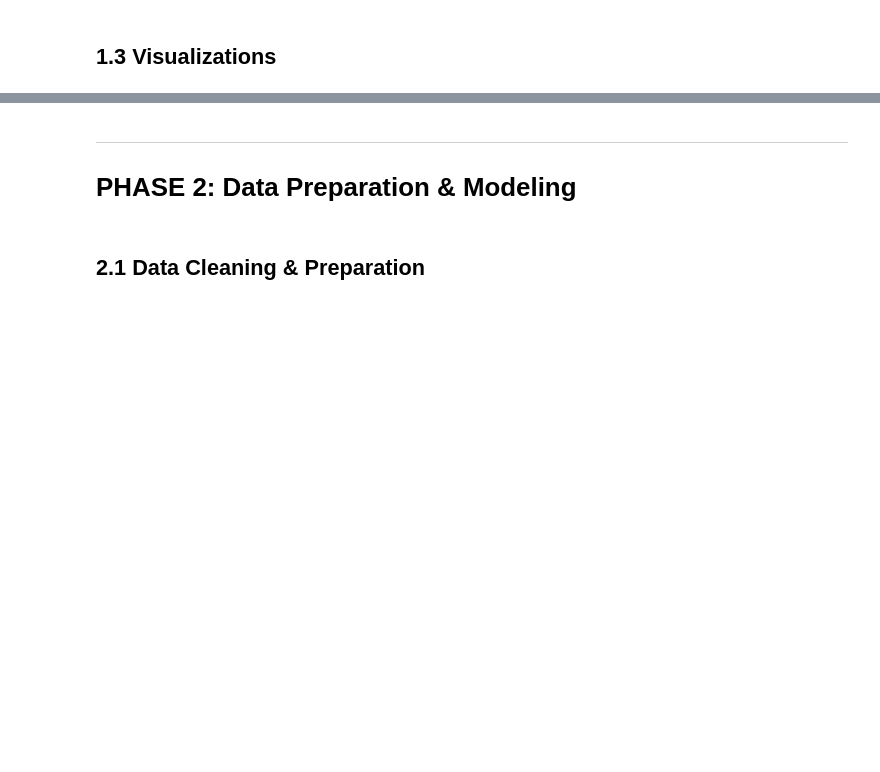
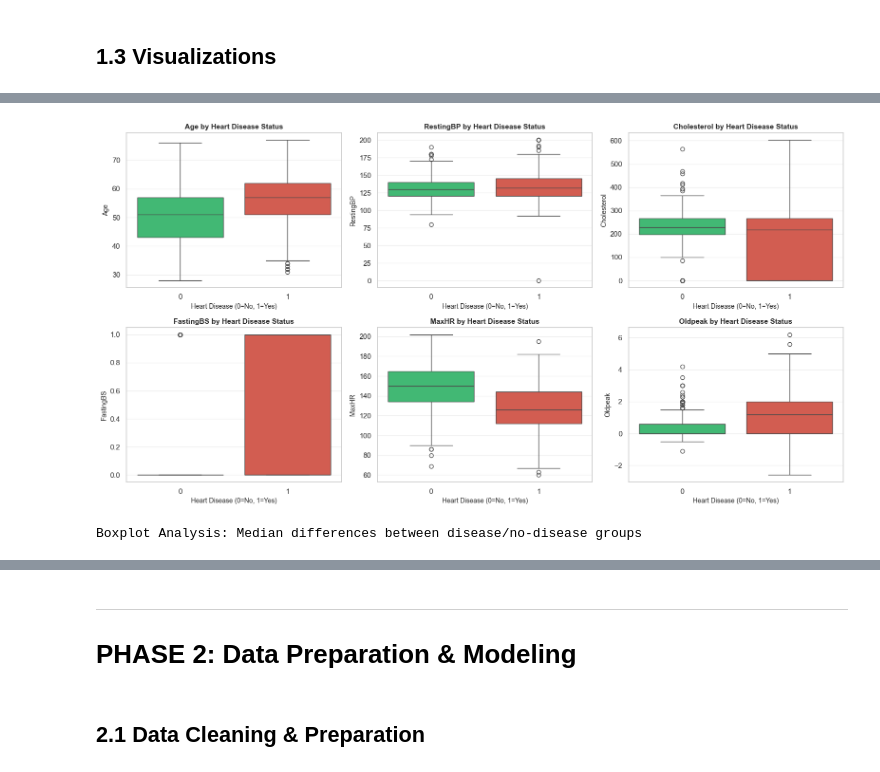
Before and after one commit to athenavillarin/ccs230-final-project, a Jupyter notebook: ccs230_final_project.ipynb, the cells around one changed output, grey strips where cells are left out. Cells and saved outputs as stored; diff of their text form; code cells hidden in the pictures; blank space fills up the shorter version.

```diff
--- a/ccs230_final_project.ipynb
+++ b/ccs230_final_project.ipynb
@@ -69,0 +230,29 @@ df['HeartDisease'].value_counts()
+# %%
+# TODO: Additional visualizations (boxplots, bar charts per categorical feature)
+# Additional visualizations (boxplots, bar charts per categorical feature)
+
+# 1. BOXPLOTS: Continuous features by Heart Disease status
+numeric_features = df.select_dtypes(include=[np.number]).columns.tolist()
+numeric_features.remove('HeartDisease')  # Remove target from features
+
+fig, axes = plt.subplots(3, 3, figsize=(16, 12))
+axes = axes.flatten()
+
+for idx, feature in enumerate(numeric_features):
+    sns.boxplot(data=df, x='HeartDisease', y=feature, ax=axes[idx], palette=['#2ecc71', '#e74c3c'])
+    axes[idx].set_title(f'{feature} by Heart Disease Status', fontsize=11, fontweight='bold')
+    axes[idx].set_xlabel('Heart Disease (0=No, 1=Yes)', fontsize=10)
+    axes[idx].set_ylabel(feature, fontsize=10)
+    axes[idx].grid(axis='y', alpha=0.3)
+
+# Hide unused subplots
+for idx in range(len(numeric_features), len(axes)):
+    axes[idx].set_visible(False)
+
+plt.tight_layout()
+plt.show()
+
+print('Boxplot Analysis: Median differences between disease/no-disease groups\n')
+# %% [output]
+[figure, added]
+Boxplot Analysis: Median differences between disease/no-disease groups
```
Also changed, not shown: parts of 14 cells of this notebook.
